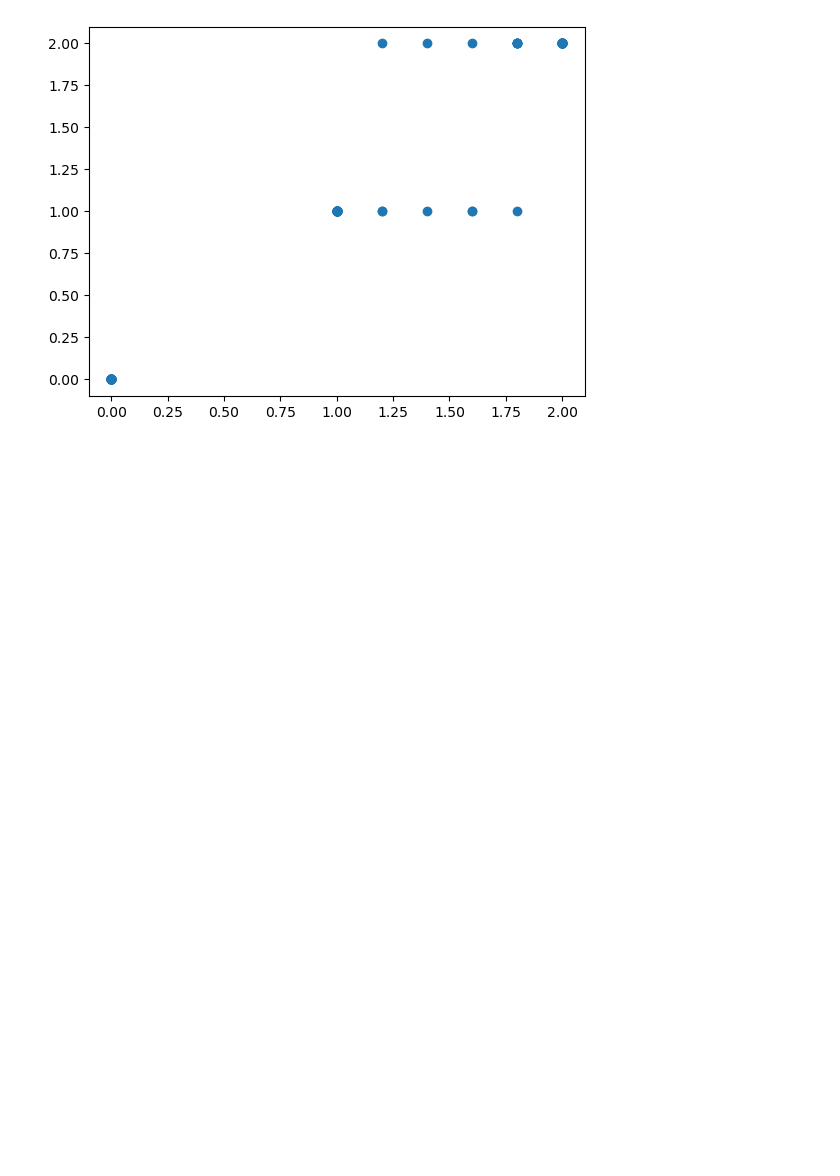
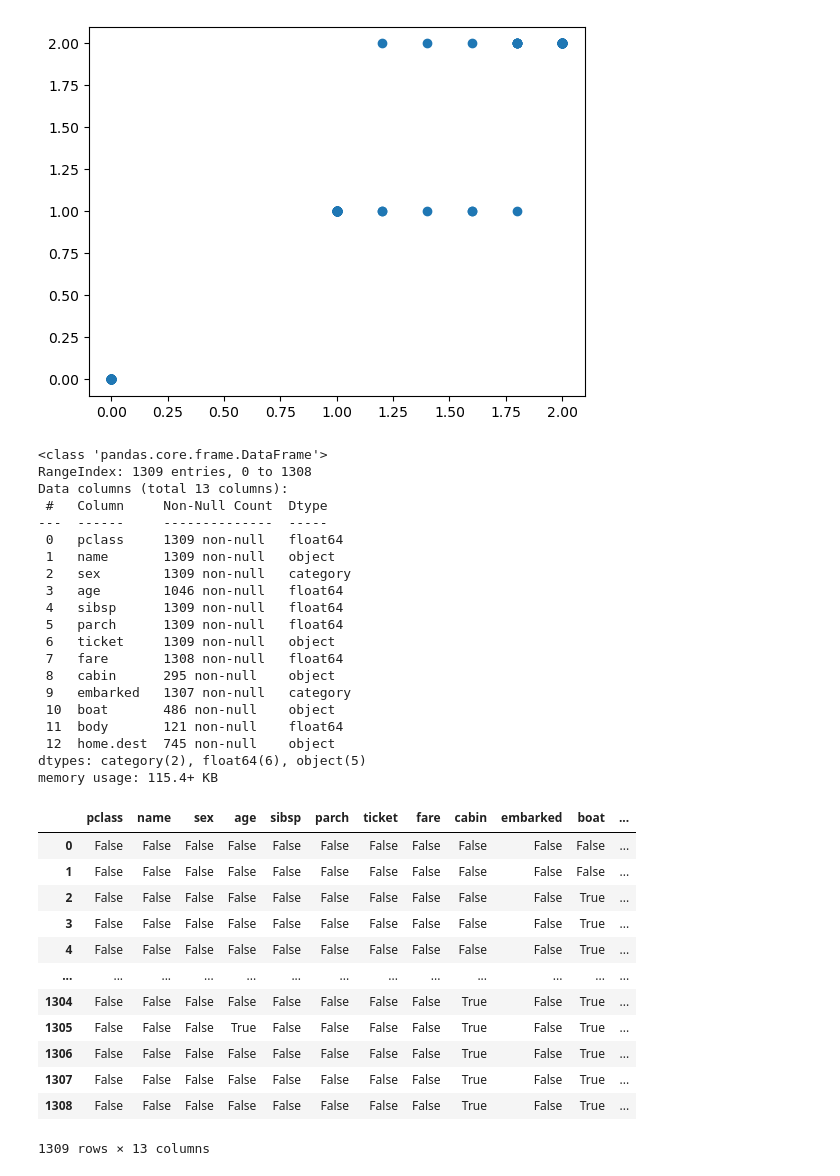
Before and after one commit to padrigon-lynbert/Scikit-learn, a Jupyter notebook: Workflow/workflow.ipynb, the cells around one changed output. Saved outputs shown, nothing was run; the diff lists cells and outputs as text; code cells hidden in the pictures; blank space fills up the shorter version.

```diff
--- a/Workflow/workflow.ipynb
+++ b/Workflow/workflow.ipynb
@@ -80,0 +86,37 @@ plt.scatter(pred, y)
+# %%
+df.info()
+df.isnull()
+# %% [output]
+<class 'pandas.core.frame.DataFrame'>
+RangeIndex: 1309 entries, 0 to 1308
+Data columns (total 13 columns):
+ #   Column     Non-Null Count  Dtype
+---  ------     --------------  -----
+ 0   pclass     1309 non-null   float64
+ 1   name       1309 non-null   object
+ 2   sex        1309 non-null   category
+ 3   age        1046 non-null   float64
+ 4   sibsp      1309 non-null   float64
+ 5   parch      1309 non-null   float64
+ 6   ticket     1309 non-null   object
+ 7   fare       1308 non-null   float64
+ 8   cabin      295 non-null    object
+ 9   embarked   1307 non-null   category
+ 10  boat       486 non-null    object
+ 11  body       121 non-null    float64
+ 12  home.dest  745 non-null    object
+dtypes: category(2), float64(6), object(5)
+memory usage: 115.4+ KB
+|  | pclass | name | sex | age | sibsp | parch | ticket | fare | cabin | embarked | boat | ... |
+| 0 | False | False | False | False | False | False | False | False | False | False | False | ... |
+| 1 | False | False | False | False | False | False | False | False | False | False | False | ... |
+| 2 | False | False | False | False | False | False | False | False | False | False | True | ... |
+| 3 | False | False | False | False | False | False | False | False | False | False | True | ... |
+| 4 | False | False | False | False | False | False | False | False | False | False | True | ... |
+| ... | ... | ... | ... | ... | ... | ... | ... | ... | ... | ... | ... | ... |
+| 1304 | False | False | False | False | False | False | False | False | True | False | True | ... |
+| 1305 | False | False | False | True | False | False | False | False | True | False | True | ... |
+| 1306 | False | False | False | False | False | False | False | False | True | False | True | ... |
+| 1307 | False | False | False | False | False | False | False | False | True | False | True | ... |
+| 1308 | False | False | False | False | False | False | False | False | True | False | True | ... |
+1309 rows × 13 columns
```
Also changed, not shown: parts of 7 cells of this notebook.
